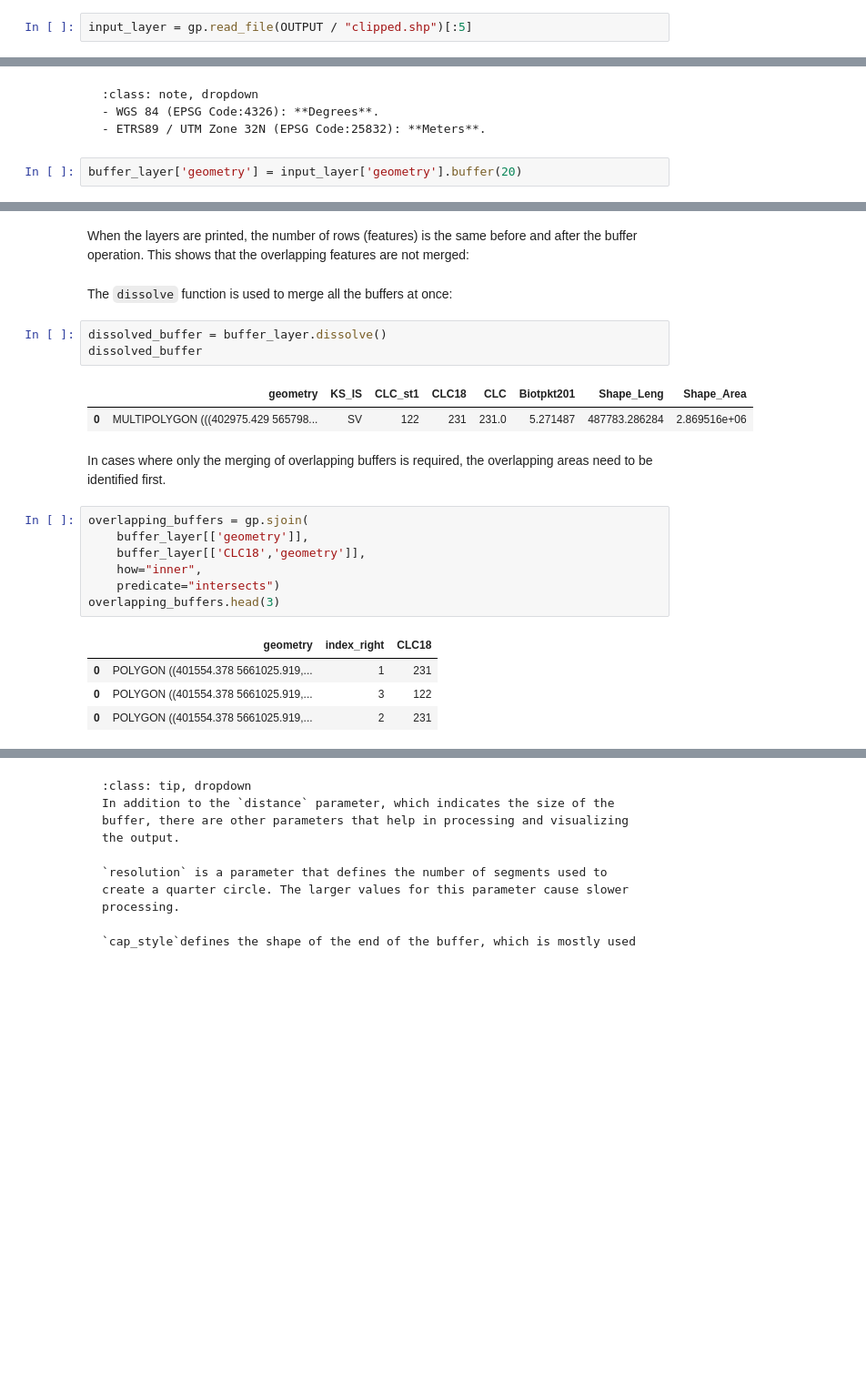
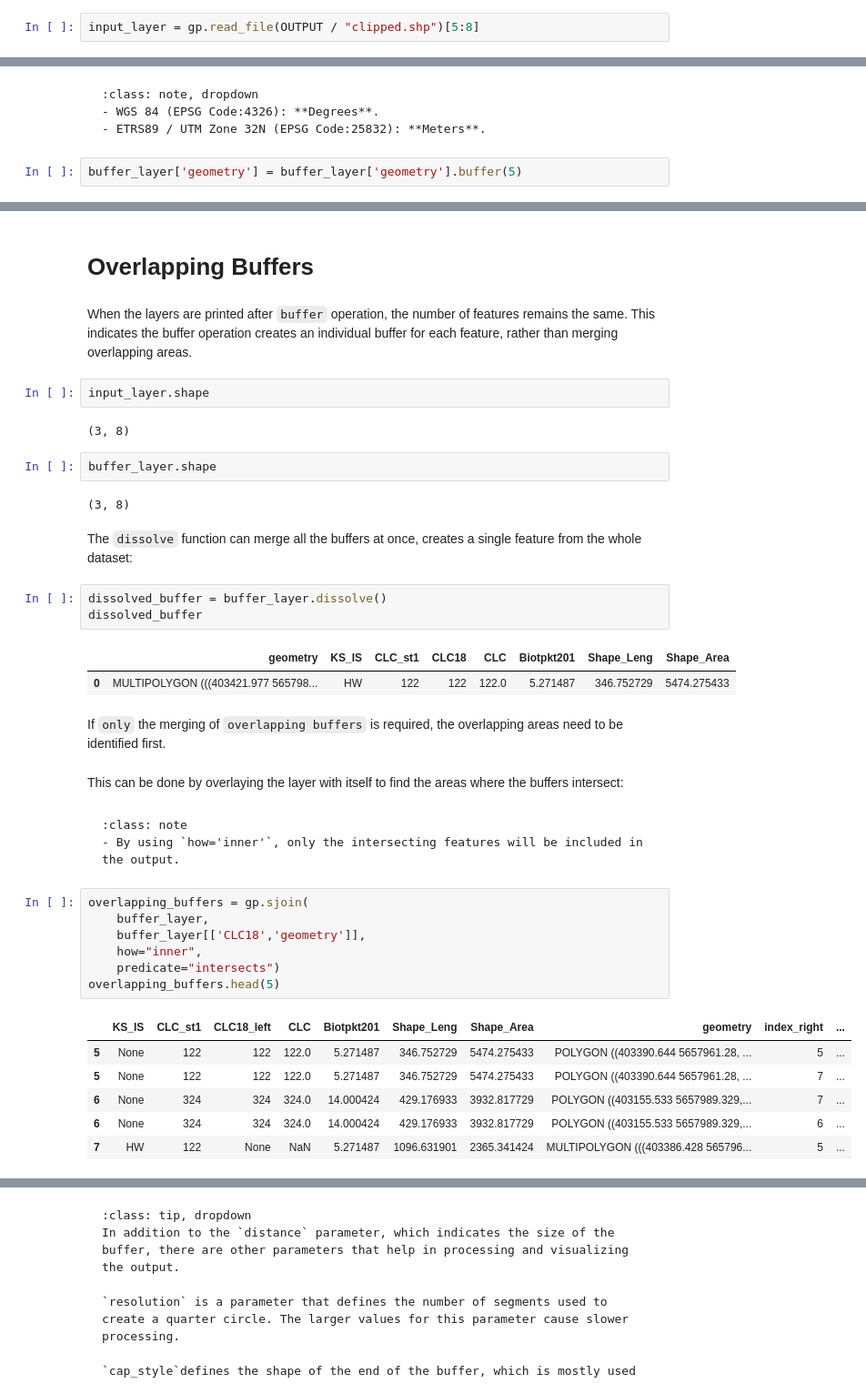
Before and after one commit to ioer-dresden/jupyter-book-nfdi4biodiversity, a Jupyter notebook: notebooks/310_buffering.ipynb, the cells around one changed output, grey strips where cells are left out. Shown: that part at 91% size. Drawn from its saved outputs; the diff is of its cells as text; blank space fills up the shorter version.

````diff
--- a/notebooks/310_buffering.ipynb
+++ b/notebooks/310_buffering.ipynb
@@ -13,5 +13,5 @@ OUTPUT = base_path / "out"
 # %% [markdown]
 The input data is then loaded:
 # %%
-input_layer = gp.read_file(OUTPUT / "clipped.shp")[:5]
+input_layer = gp.read_file(OUTPUT / "clipped.shp")[5:8]
 # %% [markdown]
@@ -27,5 +32,5 @@ Using the `buffer` method, buffers are created by modifying the geometry of the
 - ETRS89 / UTM Zone 32N (EPSG Code:25832): **Meters**.
 ```
 # %%
-buffer_layer['geometry'] = input_layer['geometry'].buffer(20)
+buffer_layer['geometry'] = buffer_layer['geometry'].buffer(5)
 # %% [markdown]
@@ -43,27 +63,46 @@ ax.set_axis_off()
+# %% [markdown]
+# Overlapping Buffers
 # %% [markdown]
-When the layers are printed, the number of rows (features) is the same before and after the buffer operation. This shows that the overlapping features are not merged:
+When the layers are printed after `buffer` operation, the number of features remains the same. This indicates the buffer operation creates an individual buffer for each feature, rather than merging overlapping areas.
+# %%
+input_layer.shape
+# %% [output]
+(3, 8)
+# %%
+buffer_layer.shape
+# %% [output]
+(3, 8)
 # %% [markdown]
-The `dissolve` function is used to merge all the buffers at once:
+The `dissolve` function can merge all the buffers at once, creates a single feature from the whole dataset:
 # %%
 dissolved_buffer = buffer_layer.dissolve()
 dissolved_buffer
 # %% [output]
 |  | geometry | KS_IS | CLC_st1 | CLC18 | CLC | Biotpkt201 | Shape_Leng | Shape_Area |
-| 0 | MULTIPOLYGON (((402975.429 565798... | SV | 122 | 231 | 231.0 | 5.271487 | 487783.286284 | 2.869516e+06 |
+| 0 | MULTIPOLYGON (((403421.977 565798... | HW | 122 | 122 | 122.0 | 5.271487 | 346.752729 | 5474.275433 |
 # %% [markdown]
-In cases where only the merging of overlapping buffers is required, the overlapping areas need to be identified first.
+If `only` the merging of `overlapping buffers` is required, the overlapping areas need to be identified first.
+# %% [markdown]
+This can be done by overlaying the layer with itself to find the areas where the buffers intersect:
+# %% [markdown]
+```{admonition}
+:class: note
+- By using `how='inner'`, only the intersecting features will be included in the output.
+```
 # %%
 overlapping_buffers = gp.sjoin(
-    buffer_layer[['geometry']],
+    buffer_layer,
     buffer_layer[['CLC18','geometry']],
     how="inner",
     predicate="intersects")
-overlapping_buffers.head(3)
+overlapping_buffers.head(5)
 # %% [output]
-|  | geometry | index_right | CLC18 |
-| 0 | POLYGON ((401554.378 5661025.919,... | 1 | 231 |
-| 0 | POLYGON ((401554.378 5661025.919,... | 3 | 122 |
-| 0 | POLYGON ((401554.378 5661025.919,... | 2 | 231 |
+|  | KS_IS | CLC_st1 | CLC18_left | CLC | Biotpkt201 | Shape_Leng | Shape_Area | geometry | index_right | ... |
+| 5 | None | 122 | 122 | 122.0 | 5.271487 | 346.752729 | 5474.275433 | POLYGON ((403390.644 5657961.28, ... | 5 | ... |
+| 5 | None | 122 | 122 | 122.0 | 5.271487 | 346.752729 | 5474.275433 | POLYGON ((403390.644 5657961.28, ... | 7 | ... |
+| 6 | None | 324 | 324 | 324.0 | 14.000424 | 429.176933 | 3932.817729 | POLYGON ((403155.533 5657989.329,... | 7 | ... |
+| 6 | None | 324 | 324 | 324.0 | 14.000424 | 429.176933 | 3932.817729 | POLYGON ((403155.533 5657989.329,... | 6 | ... |
+| 7 | HW | 122 | None | NaN | 5.271487 | 1096.631901 | 2365.341424 | MULTIPOLYGON (((403386.428 565796... | 5 | ... |
 # %%
 ax = overlapping_buffers.plot()
 ax.set_axis_off()
````
Also changed, not shown: parts of 42 cells of this notebook, 1 other file.
